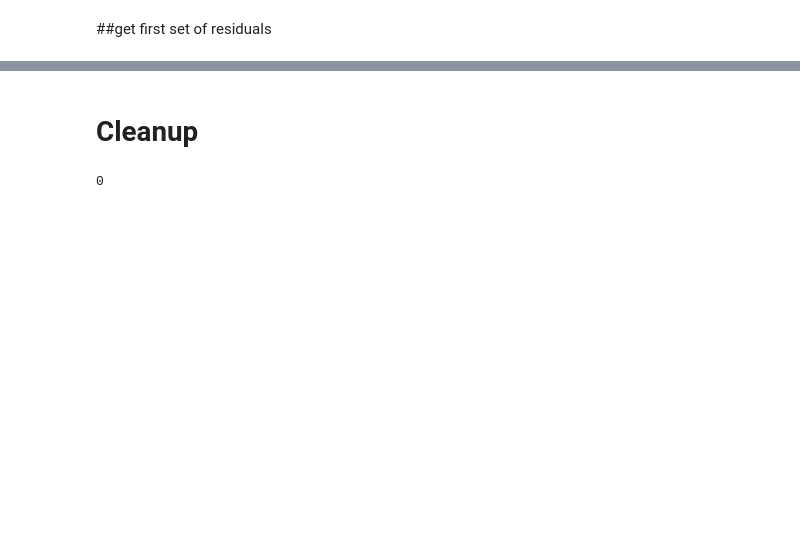
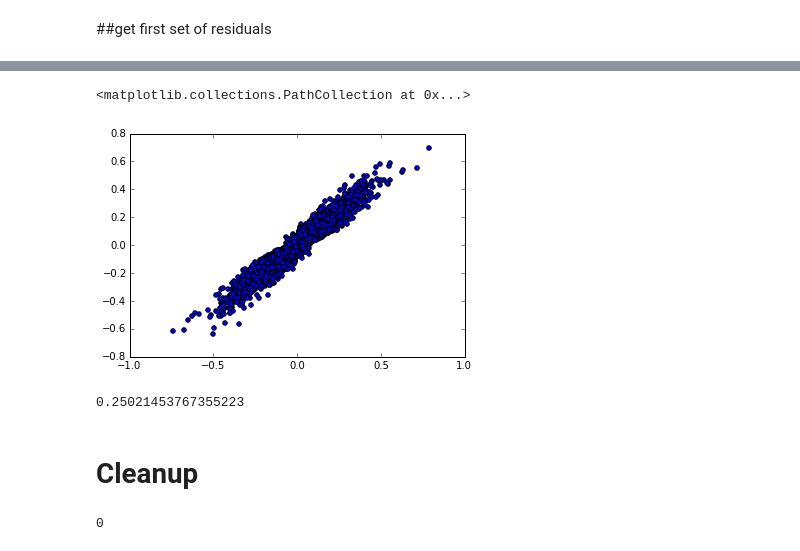
Before and after one commit to snarles/donuts2, a Jupyter notebook: analyses/dev_factor.ipynb, the cells around one changed output, grey strips where cells are left out. Drawn from its saved outputs; the diff is of its cells as text; code cells hidden in the pictures; blank space fills up the shorter version.

```diff
--- a/analyses/dev_factor.ipynb
+++ b/analyses/dev_factor.ipynb
@@ -134,0 +142,5 @@ plt.scatter(resids.ravel(), pnoise.ravel())
+# %%
+plt.scatter(pnoise.ravel(), rank1_approx(resids).ravel())
+# %% [output]
+<matplotlib.collections.PathCollection at 0x...>
+[figure, added]
@@ -134,0 +159,4 @@ plt.scatter(resids.ravel(), pnoise.ravel())
+# %%
+np.mean(res)
+# %% [output]
+0.25021453767355223
```
Also changed, not shown: parts of 17 cells of this notebook.
